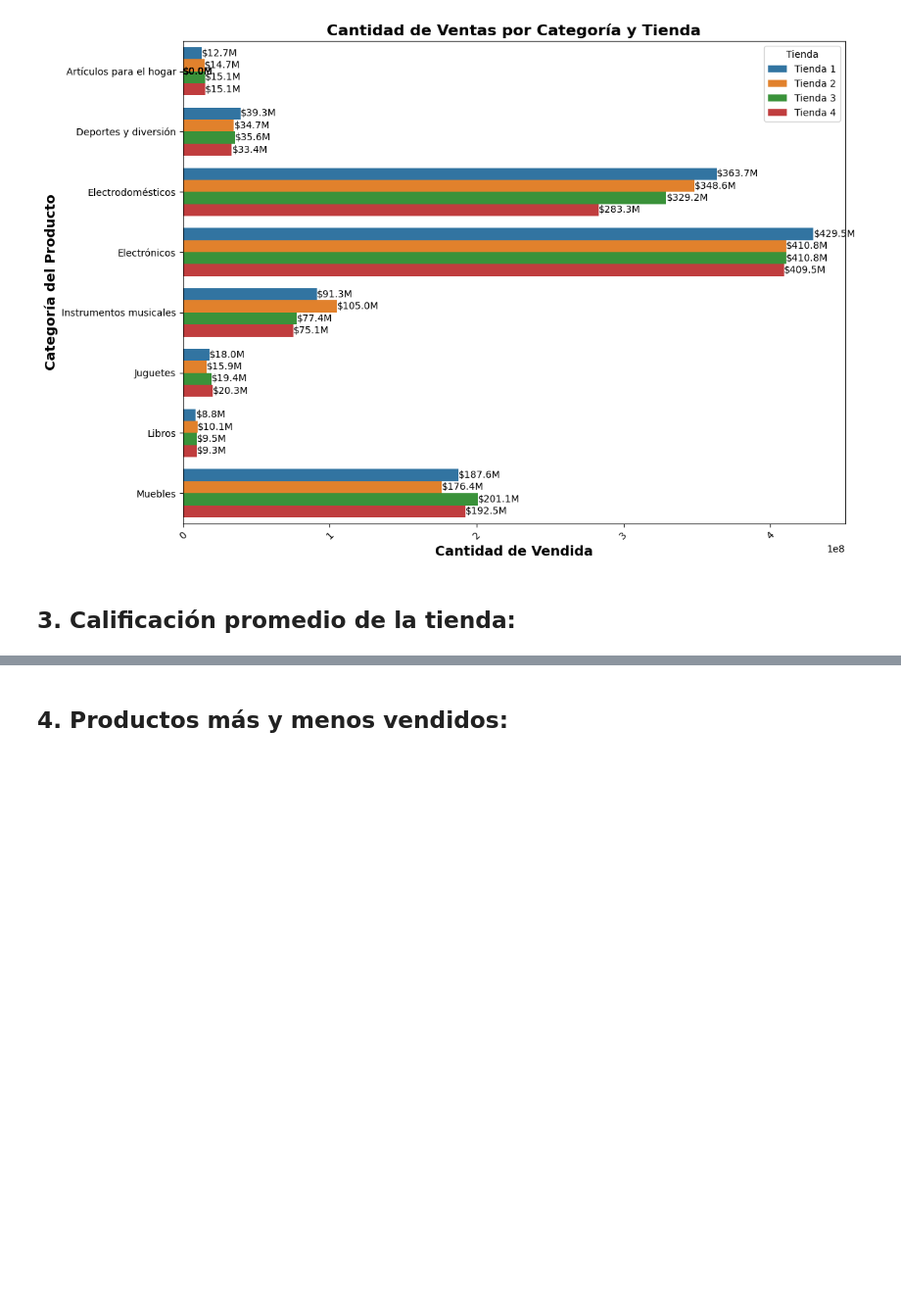
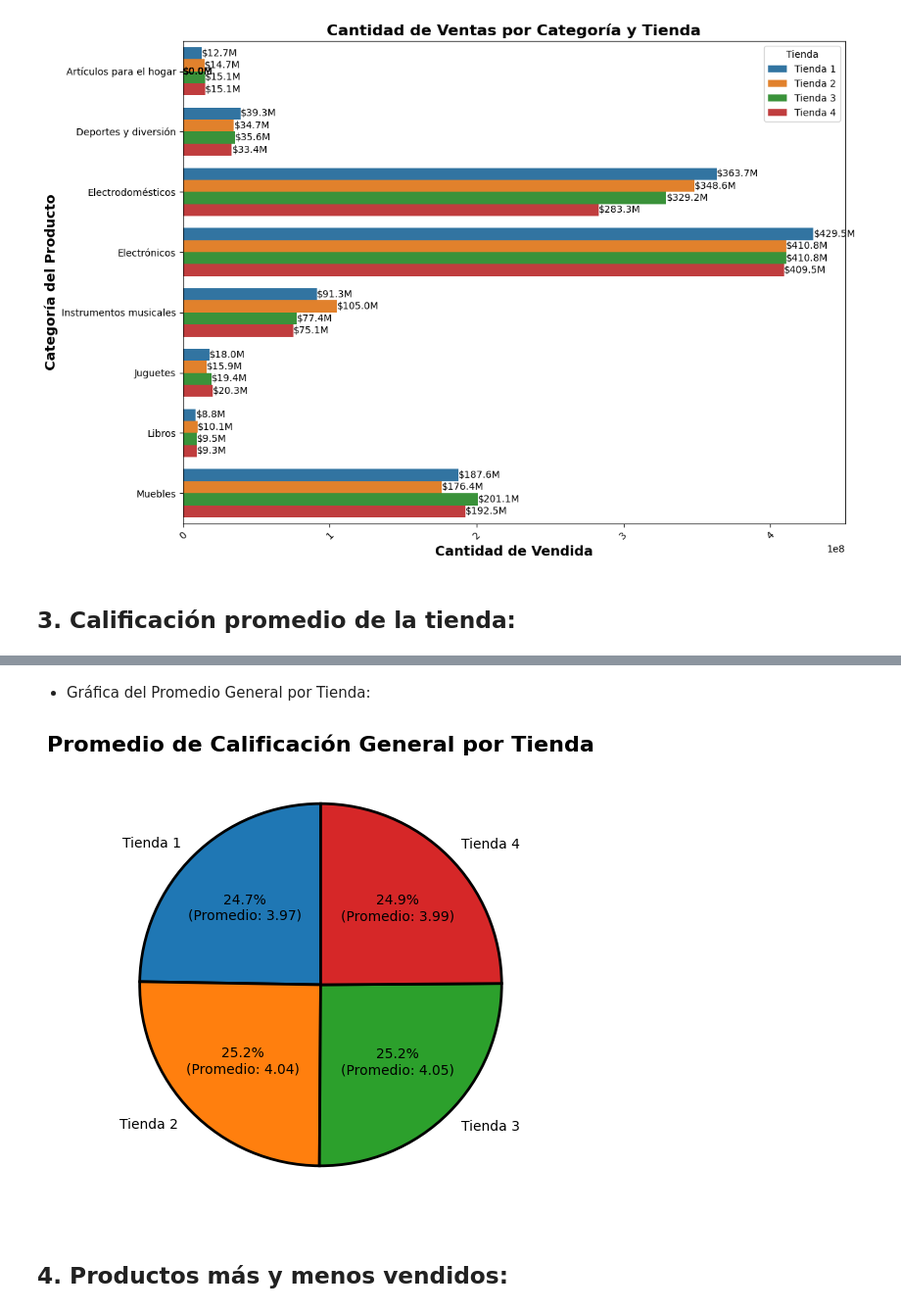
Before and after one commit to Afes-reop/Challenge-Alura-1, a Jupyter notebook: Challenge Alura 1.ipynb, the cells around one changed output, grey strips where cells are left out. Shown at 98% size. Saved outputs shown, nothing was run; the diff lists cells and outputs as text; code cells hidden in the pictures; blank space fills up the shorter version.

```diff
--- a/Challenge Alura 1.ipynb
+++ b/Challenge Alura 1.ipynb
@@ -248,3 +404,22 @@ plt.show();
+# %% [markdown]
+- Gráfica del Promedio General por Tienda:
+# %%
+fig, ax3 = plt.subplots(figsize=(10, 6))
+wedges, texts, autotexts = ax3.pie(
+    promedio_calificaciones['promedio_cal'],
+    labels=promedio_calificaciones['Tienda'],
+    autopct='%1.1f%%',
+    startangle=90,
+    textprops=dict(color="black"),
+    wedgeprops=dict(linewidth=2, edgecolor='#000000')
+)
+
+ax3.set_title('Promedio de Calificación General por Tienda', fontsize=16, fontweight='bold')
+
+for i, autotext in enumerate(autotexts):
+    autotext.set_text(f'{autotext.get_text()}\n(Promedio: {promedio_calificaciones["promedio_cal"][i]:.2f})')
+# %% [output]
+[figure, added]
 # %% [markdown]
 ## 4. Productos más y menos vendidos:
 # %% [markdown]
```
Also changed, not shown: parts of 15 cells of this notebook.
